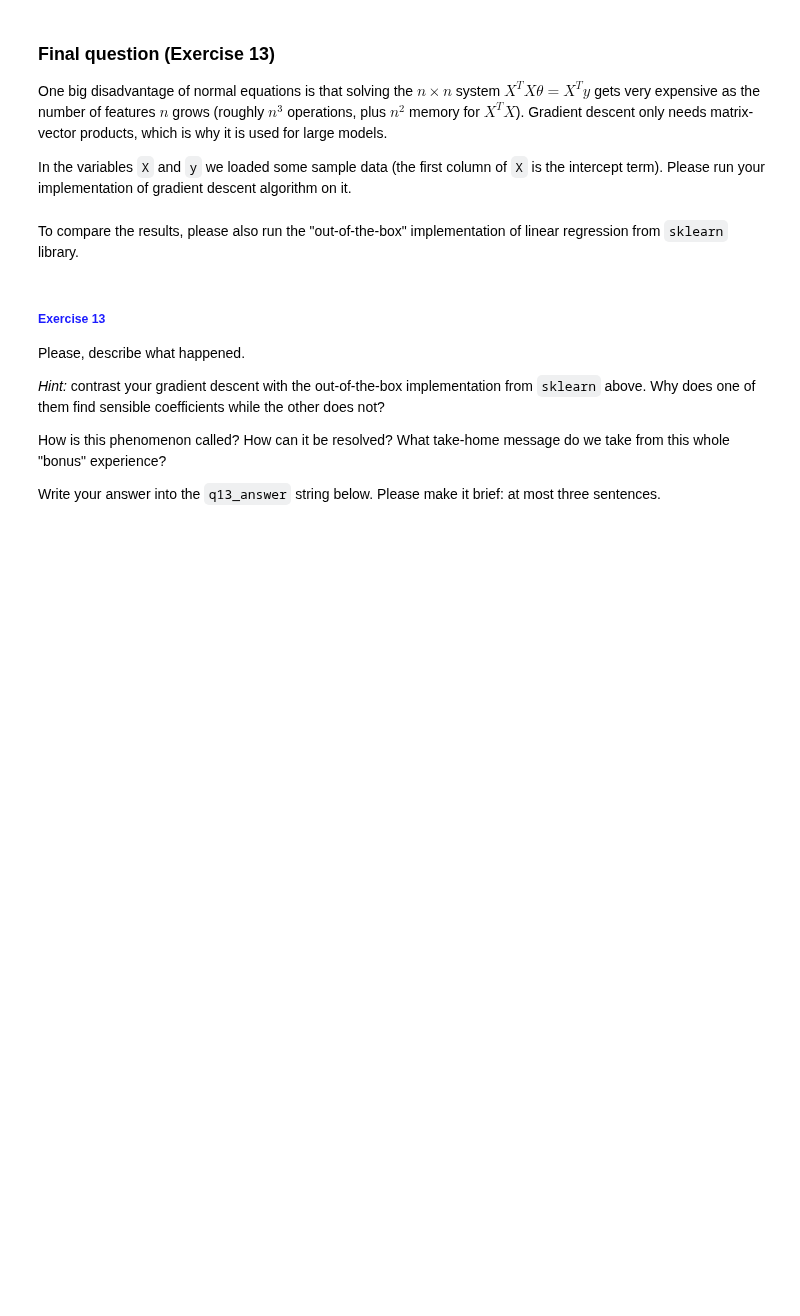
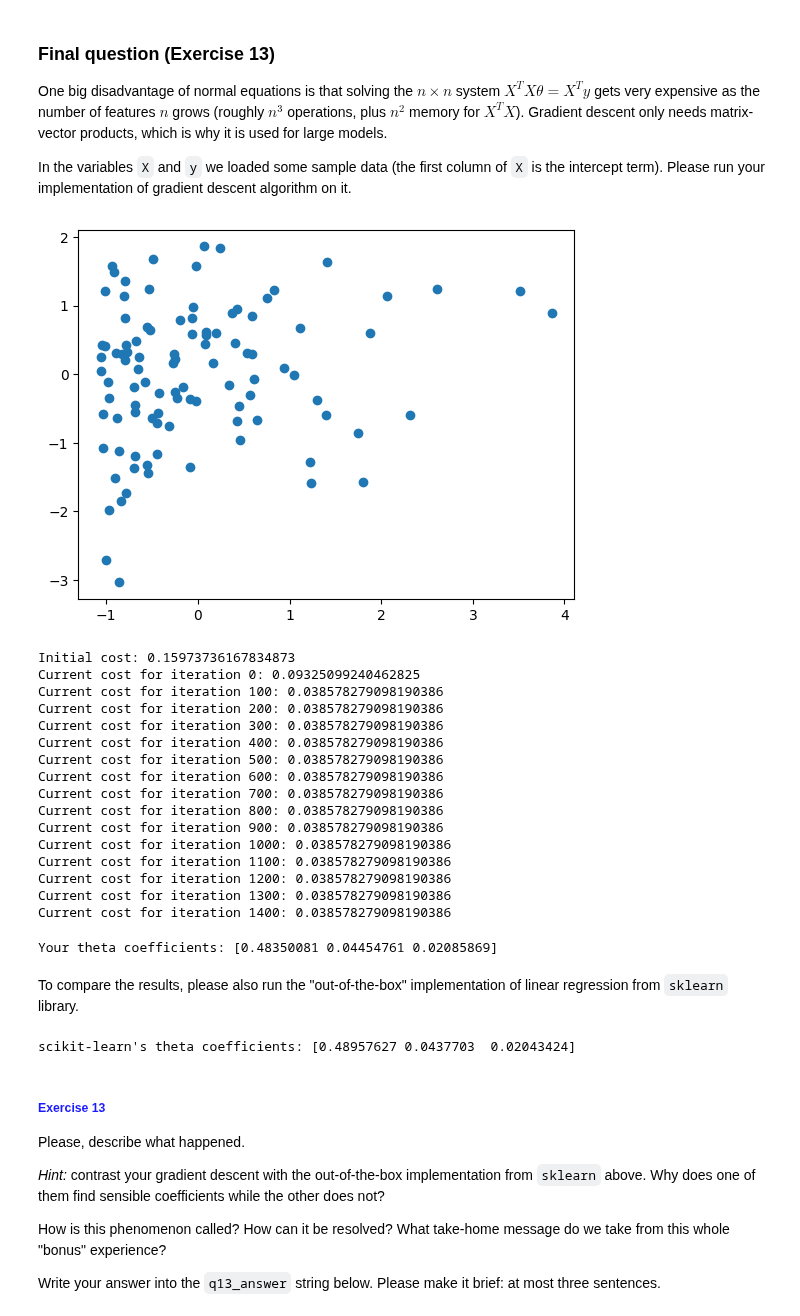
Before and after one commit to hudo16-38/ml_exercises, a Jupyter notebook: assignment2/regression.ipynb, the cells around one changed output. Cells and saved outputs as stored; diff of their text form; code cells hidden in the pictures; blank space fills up the shorter version.

```diff
--- a/assignment2/regression.ipynb
+++ b/assignment2/regression.ipynb
@@ -136,10 +136,10 @@ def grad_descent(X, y, theta, alpha, iterations=1500):
 
     for i in range(iterations):
         # Update the parameter values on the following line (replace those zeros!)
-        for i, x in enumerate(X):
+        for j, x in enumerate(X):
           # print(f"{x = }")
           prediction = x@theta
-          residual = prediction - y[i]
+          residual = prediction - y[j]
           # print(f"{residual = }")
           theta -= (alpha / t) * (residual * x)
 
@@ -533,18 +563,42 @@ In the variables `X` and `y` we loaded some sample data (the first column of `X`
 # %%
 data = np.loadtxt('bonus_data.csv', delimiter=',')
 X = data[:3, :].T
 y = data[3, :]
+
+X = X[:, 1:]
+X = (X - np.mean(X, axis=0)) / np.std(X, axis=0)
+X = np.column_stack((np.ones(len(X)), X))
 
 
 plt.scatter(X[:, 1], X[:, 2])
 plt.show()
 
 theta = np.zeros((3,))
 alpha = 0.4
 
 theta, history = grad_descent(X, y, theta, alpha)
+# %% [output]
+[figure, added]
+Initial cost: 0.15973736167834873
+Current cost for iteration 0: 0.09325099240462825
+Current cost for iteration 100: 0.038578279098190386
+Current cost for iteration 200: 0.038578279098190386
+Current cost for iteration 300: 0.038578279098190386
+Current cost for iteration 400: 0.038578279098190386
+Current cost for iteration 500: 0.038578279098190386
+Current cost for iteration 600: 0.038578279098190386
+Current cost for iteration 700: 0.038578279098190386
+Current cost for iteration 800: 0.038578279098190386
+Current cost for iteration 900: 0.038578279098190386
+Current cost for iteration 1000: 0.038578279098190386
+Current cost for iteration 1100: 0.038578279098190386
+Current cost for iteration 1200: 0.038578279098190386
+Current cost for iteration 1300: 0.038578279098190386
+Current cost for iteration 1400: 0.038578279098190386
 # %%
 print("Your theta coefficients: {}".format(theta))
+# %% [output]
+Your theta coefficients: [0.48350081 0.04454761 0.02085869]
 # %% [markdown]
 To compare the results, please also run the "out-of-the-box" implementation of linear regression from `sklearn` library.
 # %%
@@ -555,6 +609,8 @@ linear_regression = LinearRegression()
 linear_regression.fit(X[:, 1:], y)
 
 print("scikit-learn's theta coefficients: {}".format(np.r_[linear_regression.intercept_, linear_regression.coef_]))
+# %% [output]
+scikit-learn's theta coefficients: [0.48957627 0.0437703  0.02043424]
 # %% [markdown]
 <!-- BEGIN QUESTION -->
 
```
Also changed, not shown: parts of 6 cells of this notebook.
